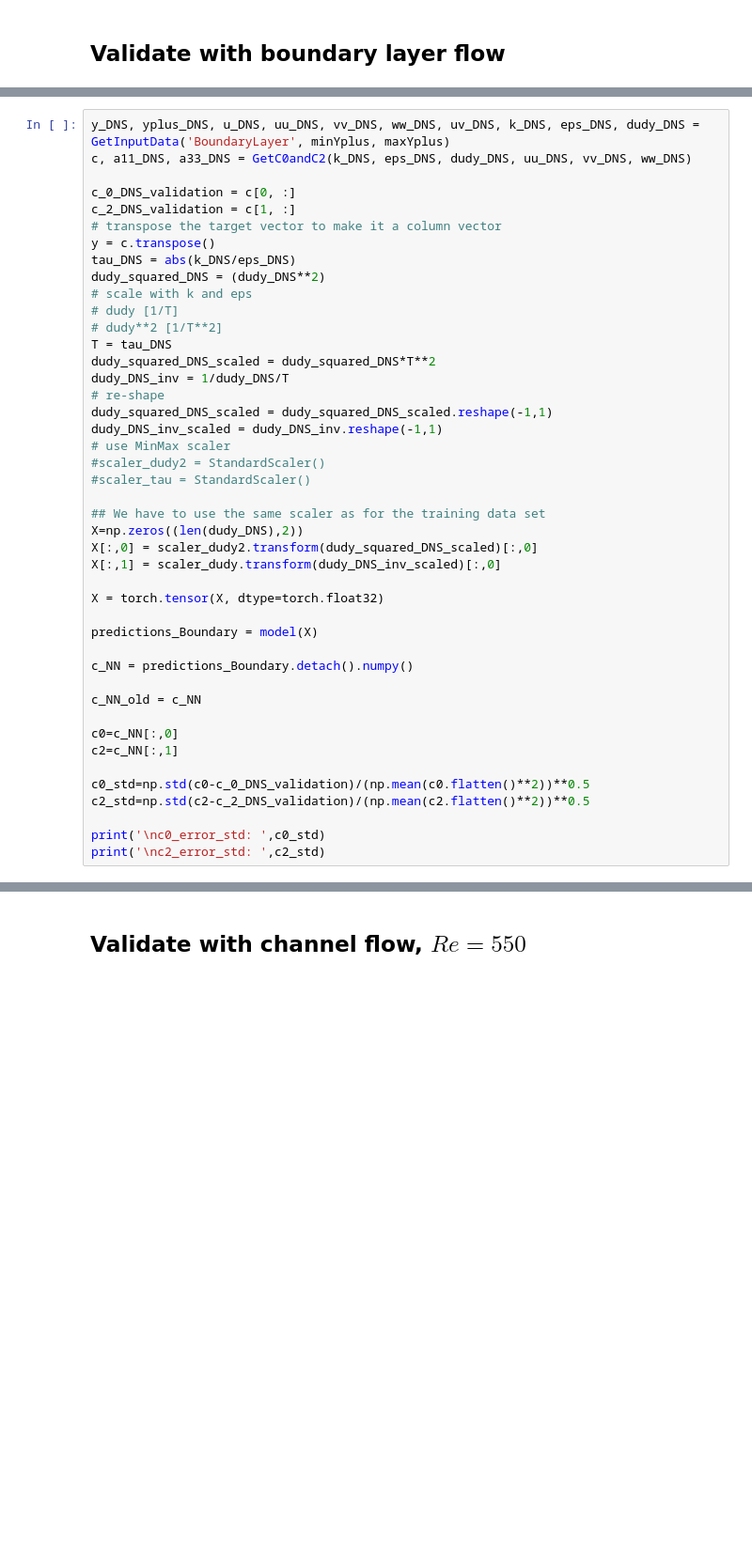
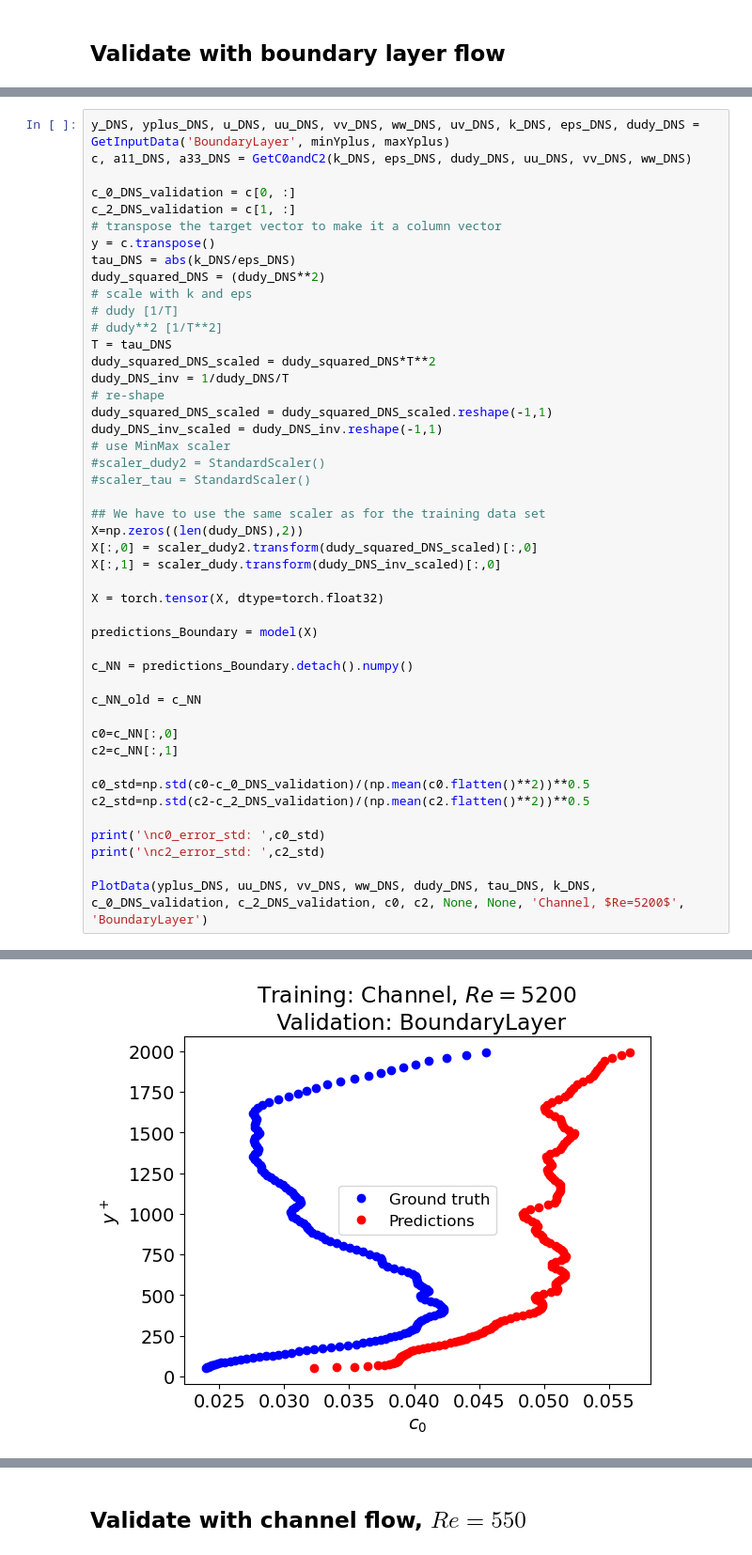
Before and after one commit to kne911/turbML, a Jupyter notebook: Scripts/Assignment1.ipynb, the cells around one changed output, grey strips where cells are left out. Shown at 94% size. Cells and saved outputs as stored; diff of their text form; blank space fills up the shorter version.

```diff
--- a/Scripts/Assignment1.ipynb
+++ b/Scripts/Assignment1.ipynb
@@ -327,4 +310,6 @@ c2_std=np.std(c2-c_2_DNS_validation)/(np.mean(c2.flatten()**2))**0.5
 
 print('\nc0_error_std: ',c0_std)
 print('\nc2_error_std: ',c2_std)
+
+PlotData(yplus_DNS, uu_DNS, vv_DNS, ww_DNS, dudy_DNS, tau_DNS, k_DNS, c_0_DNS_validation, c_2_DNS_validation, c0, c2, None, None, 'Channel, $Re=5200$', 'BoundaryLayer')
 # %% [output]
@@ -336,0 +322 @@ c2_error_std:  0.0037075655742879673
+[figure, added]
```
Also changed, not shown: parts of 9 cells of this notebook, 12 other files.
